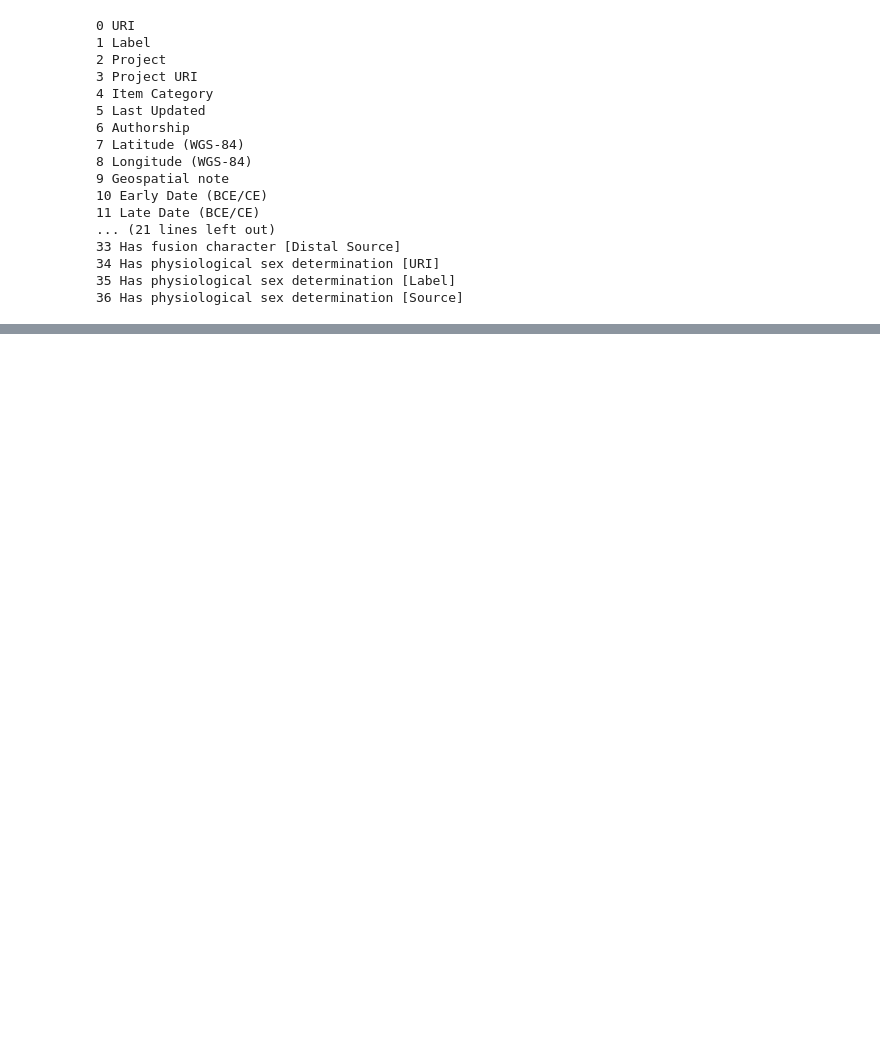
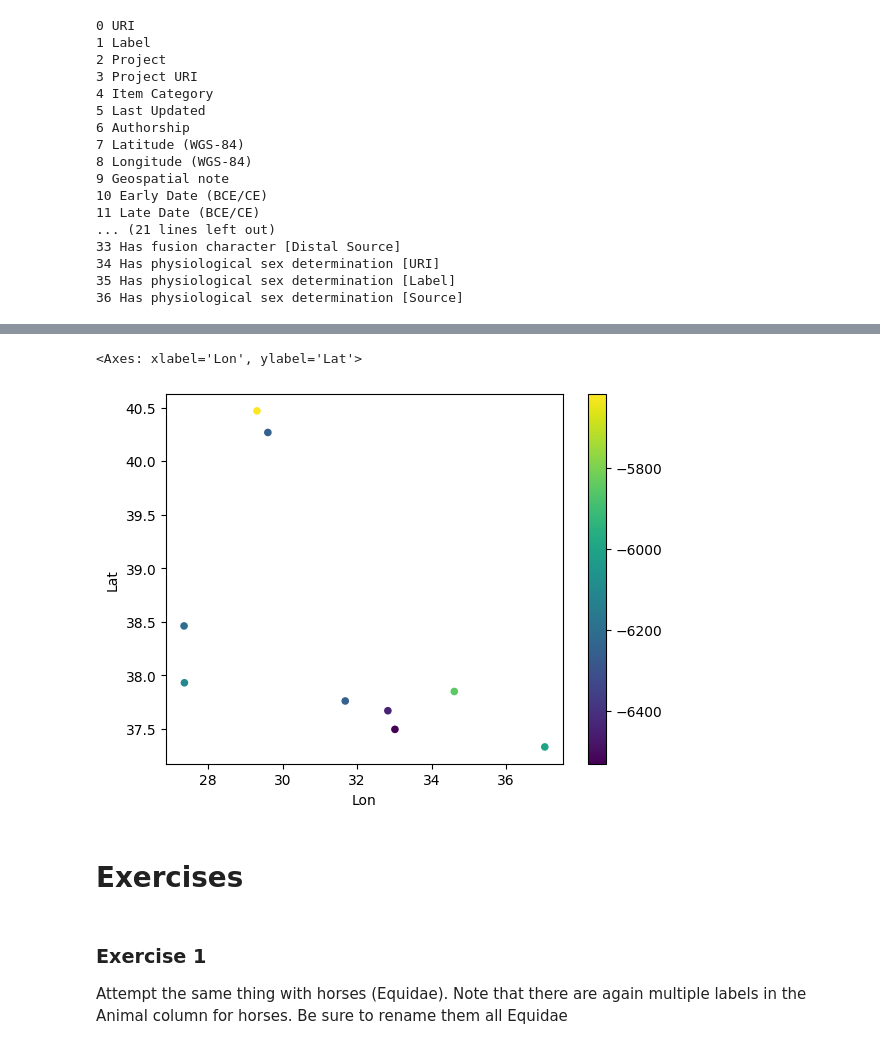
Before and after one commit to EvanEames/MLADCH2526, a Jupyter notebook: week2/ML_Week2.ipynb, the cells around one changed output, grey strips where cells are left out. Drawn from its saved outputs; the diff is of its cells as text; code cells hidden in the pictures; blank space fills up the shorter version.

```diff
--- a/week2/ML_Week2.ipynb
+++ b/week2/ML_Week2.ipynb
@@ -289,0 +275,12 @@ X_train, X_test, y_train, y_test = train_test_split(X, y, test_size=0.33, random
+# %%
+# Now let's plot the site locations and colour code them based on mean time
+
+final_df.plot.scatter(x='Lon', y='Lat', c=final_df['Date']['mean'], colormap='viridis')
+# %% [output]
+<Axes: xlabel='Lon', ylabel='Lat'>
+[figure, added]
+# %% [markdown]
+# Exercises
+# %% [markdown]
+### Exercise 1
+Attempt the same thing with horses (Equidae). Note that there are again multiple labels in the Animal column for horses. Be sure to rename them all Equidae
```
Also changed, not shown: parts of 62 cells of this notebook.
